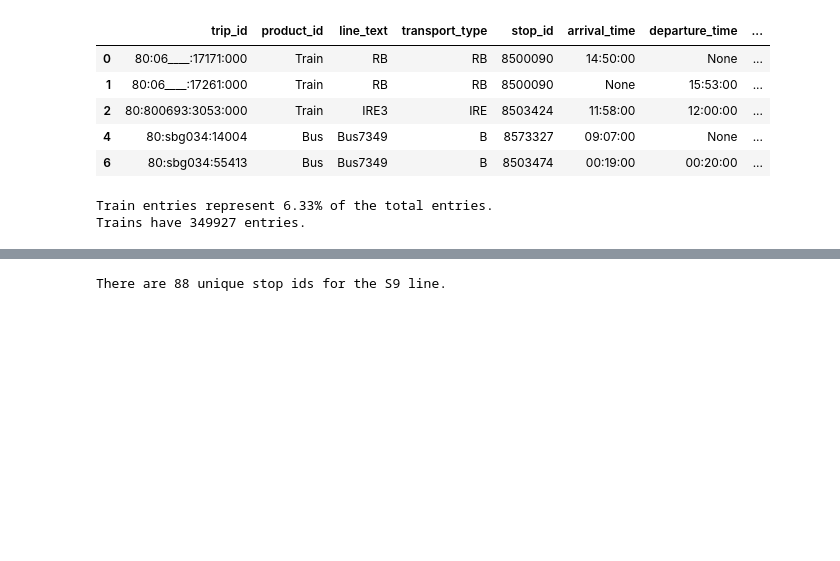
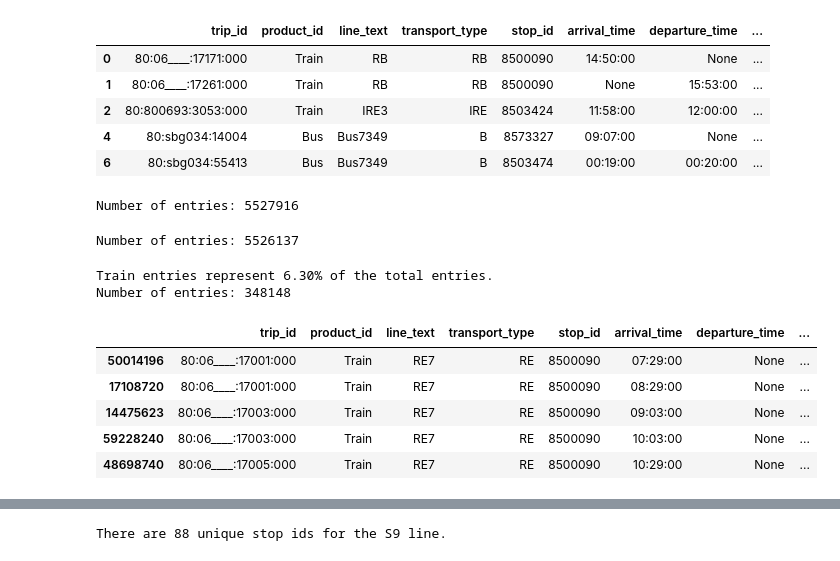
Before and after one commit to com-480-data-visualization/project-2023-choo-choo-data-darlings, a Jupyter notebook: notebooks/preprocessing/extract_train_journeys.ipynb, the cells around one changed output, grey strips where cells are left out. Drawn from its saved outputs; the diff is of its cells as text; code cells hidden in the pictures; blank space fills up the shorter version.

```diff
--- a/notebooks/preprocessing/extract_train_journeys.ipynb
+++ b/notebooks/preprocessing/extract_train_journeys.ipynb
@@ -15,14 +14,40 @@ transport_data.head()
 | 2 | 80:800693:3053:000 | Train | IRE3 | IRE | 8503424 | 11:58:00 | 12:00:00 | ... |
 | 4 | 80:sbg034:14004 | Bus | Bus7349 | B | 8573327 | 09:07:00 | None | ... |
 | 6 | 80:sbg034:55413 | Bus | Bus7349 | B | 8503474 | 00:19:00 | 00:20:00 | ... |
+# %%
+print(f"Number of entries: {transport_data.shape[0]}")
+# %% [output]
+Number of entries: 5527916
+# %%
+def remove_duplicates_without_line_text(data):
+    new_data = data.copy()
+    new_data = new_data.drop_duplicates(subset=['trip_id', 'product_id', 'transport_type', 'stop_id', 'arrival_time', 'departure_time'], keep="first")
+    return new_data
+
+transport_data = remove_duplicates_without_line_text(transport_data)
+print(f"Number of entries: {transport_data.shape[0]}")
+# %% [output]
+Number of entries: 5526137
+# %%
+# Add time column to sort
+transport_data['time'] = transport_data['arrival_time'].fillna(transport_data['departure_time'])
 # %%
 train_data = transport_data[transport_data['product_id'] == 'Train'].copy()
 print(f"Train entries represent {train_data.shape[0] / transport_data.shape[0]:.2%} of the total entries.")
-print(f"Trains have {train_data.shape[0]} entries.")
+print(f"Number of entries: {train_data.shape[0]}")
 # %% [output]
-Train entries represent 6.33% of the total entries.
-Trains have 349927 entries.
+Train entries represent 6.30% of the total entries.
+Number of entries: 348148
 # %%
 # Save the train data
 TRAINS_DATA_V2_PATH = "../../data/processed/trains_v2.parquet"
 train_data.to_parquet(TRAINS_DATA_V2_PATH)
+# %%
+train_data.sort_values(['trip_id', 'time']).head()
+# %% [output]
+|  | trip_id | product_id | line_text | transport_type | stop_id | arrival_time | departure_time | ... |
+| 50014196 | 80:06____:17001:000 | Train | RE7 | RE | 8500090 | 07:29:00 | None | ... |
+| 17108720 | 80:06____:17001:000 | Train | RE7 | RE | 8500090 | 08:29:00 | None | ... |
+| 14475623 | 80:06____:17003:000 | Train | RE7 | RE | 8500090 | 09:03:00 | None | ... |
+| 59228240 | 80:06____:17003:000 | Train | RE7 | RE | 8500090 | 10:03:00 | None | ... |
+| 48698740 | 80:06____:17005:000 | Train | RE7 | RE | 8500090 | 10:29:00 | None | ... |
```
Also changed, not shown: parts of 17 cells of this notebook, 20 other files.
